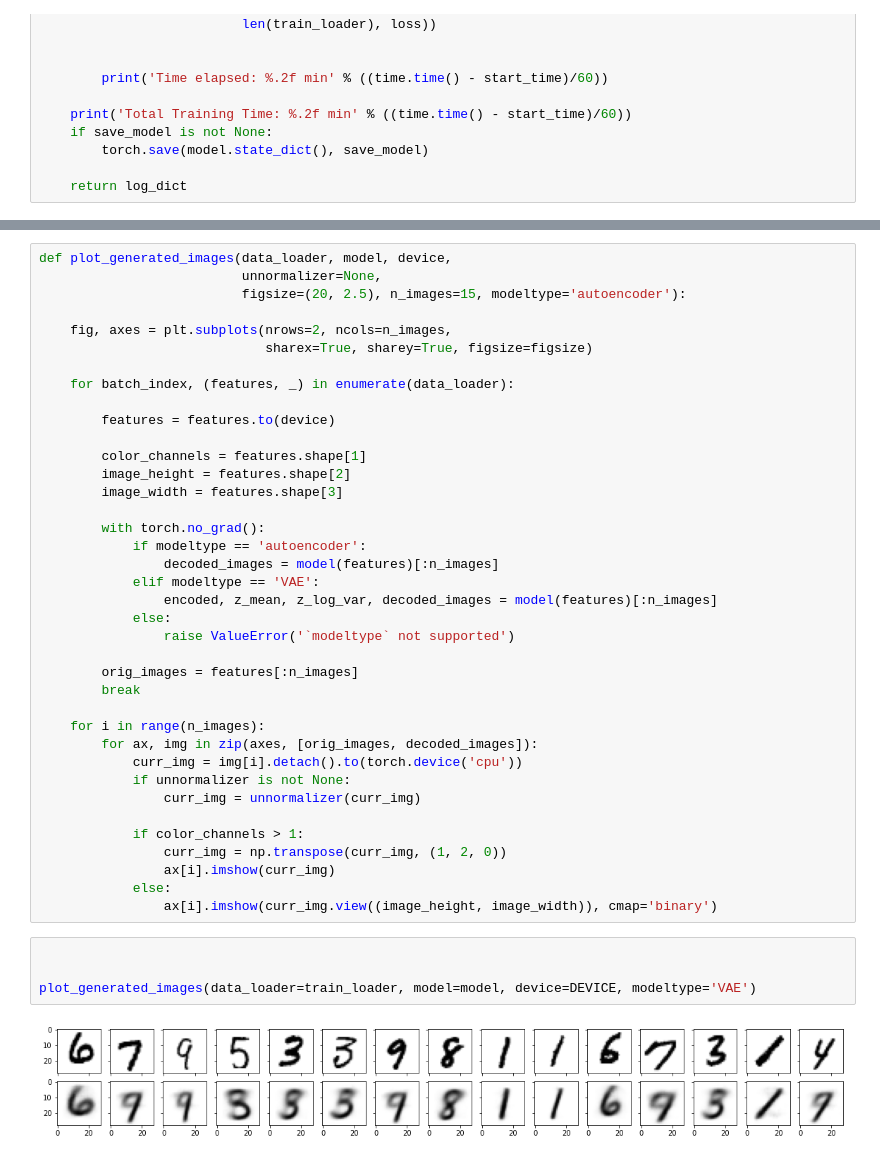
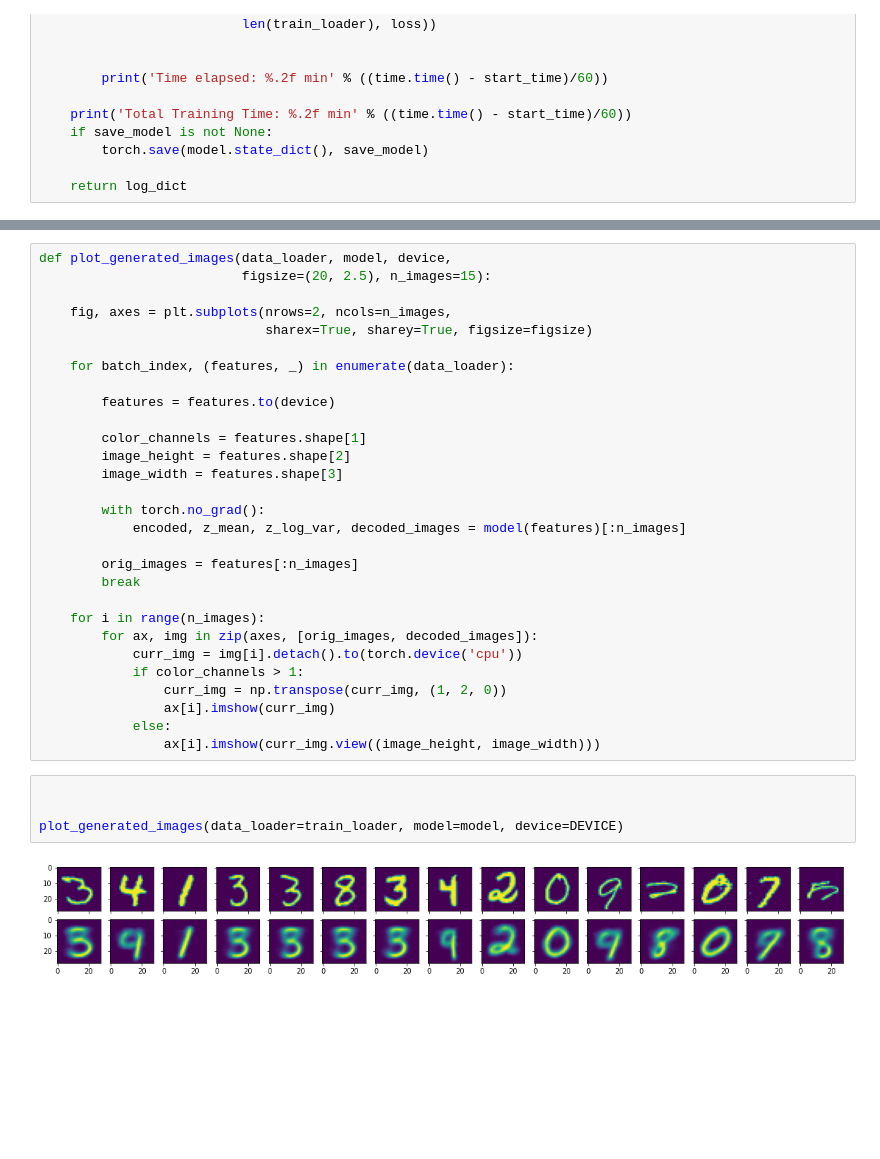
Before and after one commit to iamvcrx/Hierarchical_techno_generation_ATIAM, a Jupyter notebook: Ulysse LEFEUVRE/MNIST VAE.ipynb, the cells around one changed output, grey strips where cells are left out. Cells and saved outputs as stored; diff of their text form; blank space fills up the shorter version.

```diff
--- a/Ulysse LEFEUVRE/MNIST VAE.ipynb
+++ b/Ulysse LEFEUVRE/MNIST VAE.ipynb
@@ -215,7 +217,6 @@ ax1.plot(range(len(log_dict['train_reconstruction_loss_per_batch'])),(log_dict['
 # %%
 def plot_generated_images(data_loader, model, device,
-                          unnormalizer=None,
-                          figsize=(20, 2.5), n_images=15, modeltype='autoencoder'):
+                          figsize=(20, 2.5), n_images=15):
 
     fig, axes = plt.subplots(nrows=2, ncols=n_images,
                              sharex=True, sharey=True, figsize=figsize)
@@ -229,12 +230,7 @@ def plot_generated_images(data_loader, model, device,
         image_width = features.shape[3]
 
         with torch.no_grad():
-            if modeltype == 'autoencoder':
-                decoded_images = model(features)[:n_images]
-            elif modeltype == 'VAE':
-                encoded, z_mean, z_log_var, decoded_images = model(features)[:n_images]
-            else:
-                raise ValueError('`modeltype` not supported')
+            encoded, z_mean, z_log_var, decoded_images = model(features)[:n_images]
 
         orig_images = features[:n_images]
         break
@@ -242,17 +238,14 @@ def plot_generated_images(data_loader, model, device,
     for i in range(n_images):
         for ax, img in zip(axes, [orig_images, decoded_images]):
             curr_img = img[i].detach().to(torch.device('cpu'))
-            if unnormalizer is not None:
-                curr_img = unnormalizer(curr_img)
-
             if color_channels > 1:
                 curr_img = np.transpose(curr_img, (1, 2, 0))
                 ax[i].imshow(curr_img)
             else:
-                ax[i].imshow(curr_img.view((image_height, image_width)), cmap='binary')
+                ax[i].imshow(curr_img.view((image_height, image_width)))
 # %%
 
 
-plot_generated_images(data_loader=train_loader, model=model, device=DEVICE, modeltype='VAE')
+plot_generated_images(data_loader=train_loader, model=model, device=DEVICE)
 # %% [output]
-[figure, old version]
+[figure, new version]
```
Also changed, not shown: parts of 5 cells of this notebook.
